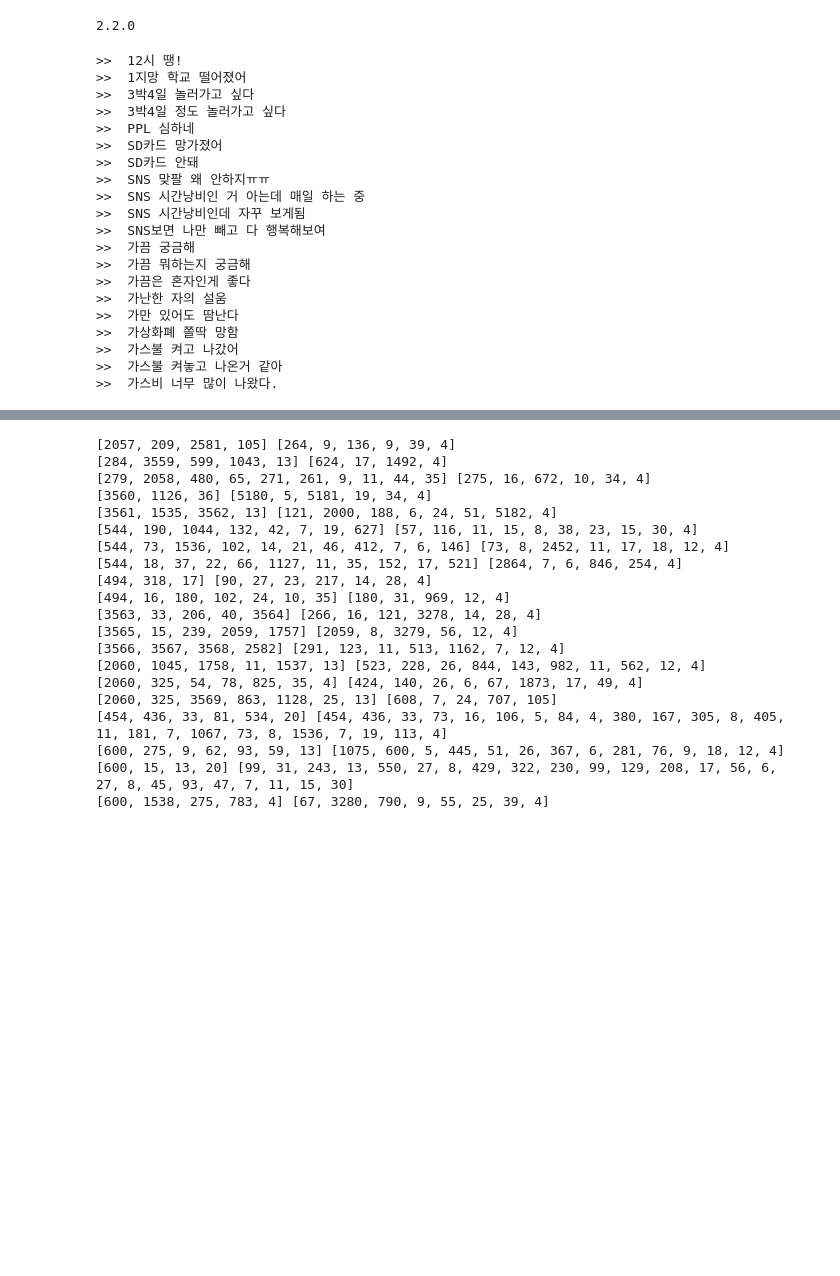
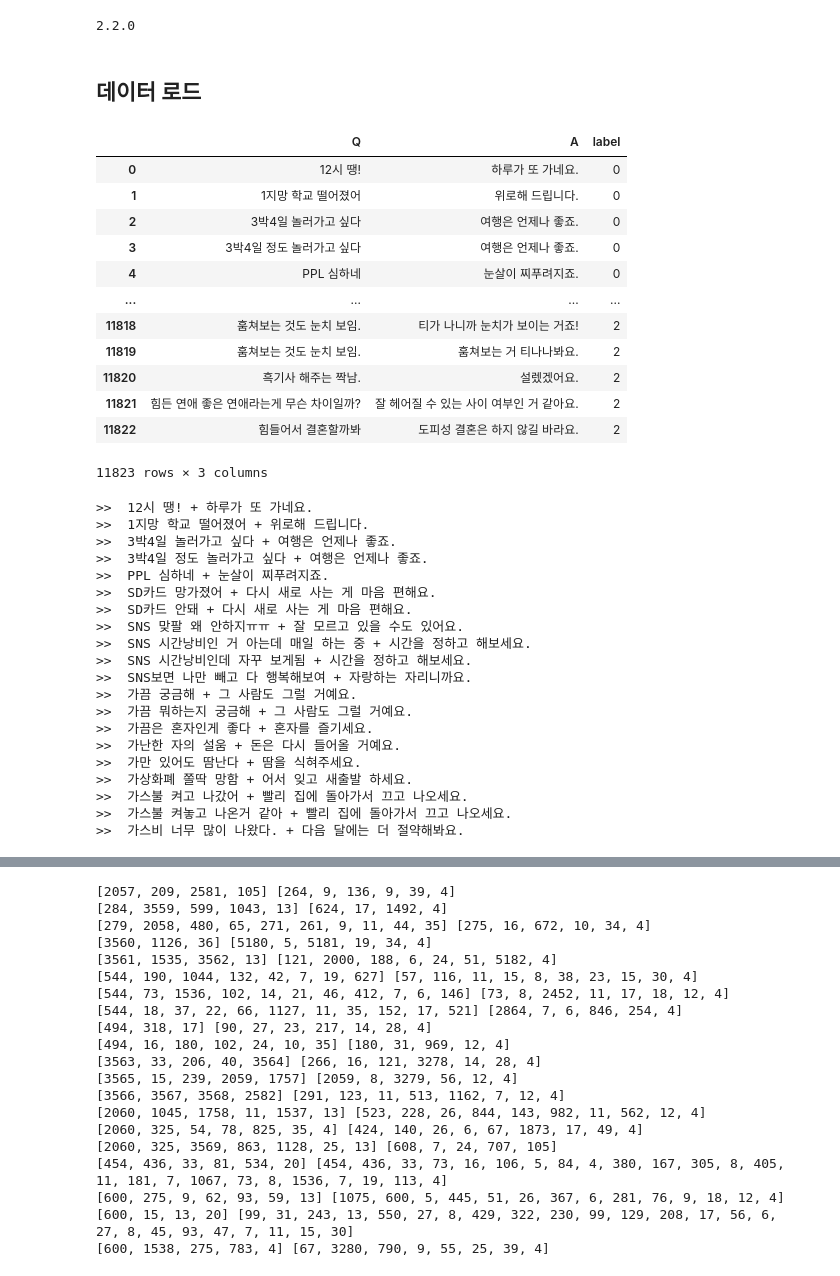
Before and after one commit to yeoooo/AI_Aiffel, a Jupyter notebook: (GD6)BLEU_Score_yeoooo_2021-05-07.ipynb, the cells around one changed output, grey strips where cells are left out. Saved outputs shown, nothing was run; the diff lists cells and outputs as text; code cells hidden in the pictures; blank space fills up the shorter version.

```diff
--- a/(GD6)BLEU_Score_yeoooo_2021-05-07.ipynb
+++ b/(GD6)BLEU_Score_yeoooo_2021-05-07.ipynb
@@ -11,34 +14,56 @@ from sklearn.model_selection import train_test_split
 print(tf.__version__)
 # %% [output]
 2.2.0
+# %% [markdown]
+## 데이터 로드
 # %%
-data = pd.read_csv(os.getenv('HOME') + '/aiffel/songys_chatbot/ChatbotData.csv')
+# data load
+path_to_file = os.getenv('HOME')+'/aiffel/Chatbot_data-master/ChatbotData .csv'
+data = pd.read_csv(path_to_file)
+# %%
+data
+# %% [output]
+|  | Q | A | label |
+| 0 | 12시 땡! | 하루가 또 가네요. | 0 |
+| 1 | 1지망 학교 떨어졌어 | 위로해 드립니다. | 0 |
+| 2 | 3박4일 놀러가고 싶다 | 여행은 언제나 좋죠. | 0 |
+| 3 | 3박4일 정도 놀러가고 싶다 | 여행은 언제나 좋죠. | 0 |
+| 4 | PPL 심하네 | 눈살이 찌푸려지죠. | 0 |
+| ... | ... | ... | ... |
+| 11818 | 훔쳐보는 것도 눈치 보임. | 티가 나니까 눈치가 보이는 거죠! | 2 |
+| 11819 | 훔쳐보는 것도 눈치 보임. | 훔쳐보는 거 티나나봐요. | 2 |
+| 11820 | 흑기사 해주는 짝남. | 설렜겠어요. | 2 |
+| 11821 | 힘든 연애 좋은 연애라는게 무슨 차이일까? | 잘 헤어질 수 있는 사이 여부인 거 같아요. | 2 |
+| 11822 | 힘들어서 결혼할까봐 | 도피성 결혼은 하지 않길 바라요. | 2 |
+11823 rows × 3 columns
 # %%
+# data check
 src = []
 tgt = []
-for s in data['Q']:
+for s,t in zip(data['Q'],data['A']):
     src.append(str(s))
+    tgt.append(str(t))
 
-for s in src[:20]:
-    print(">> ", s)
+for s,t in zip(src[:20],tgt[:20]):
+    print(">> ", s, "+",t)
 # %% [output]
->>  12시 땡!
->>  1지망 학교 떨어졌어
->>  3박4일 놀러가고 싶다
->>  3박4일 정도 놀러가고 싶다
->>  PPL 심하네
->>  SD카드 망가졌어
->>  SD카드 안돼
->>  SNS 맞팔 왜 안하지ㅠㅠ
->>  SNS 시간낭비인 거 아는데 매일 하는 중
->>  SNS 시간낭비인데 자꾸 보게됨
->>  SNS보면 나만 빼고 다 행복해보여
->>  가끔 궁금해
->>  가끔 뭐하는지 궁금해
->>  가끔은 혼자인게 좋다
->>  가난한 자의 설움
->>  가만 있어도 땀난다
->>  가상화폐 쫄딱 망함
->>  가스불 켜고 나갔어
->>  가스불 켜놓고 나온거 같아
->>  가스비 너무 많이 나왔다.
+>>  12시 땡! + 하루가 또 가네요.
+>>  1지망 학교 떨어졌어 + 위로해 드립니다.
+>>  3박4일 놀러가고 싶다 + 여행은 언제나 좋죠.
+>>  3박4일 정도 놀러가고 싶다 + 여행은 언제나 좋죠.
+>>  PPL 심하네 + 눈살이 찌푸려지죠.
+>>  SD카드 망가졌어 + 다시 새로 사는 게 마음 편해요.
+>>  SD카드 안돼 + 다시 새로 사는 게 마음 편해요.
+>>  SNS 맞팔 왜 안하지ㅠㅠ + 잘 모르고 있을 수도 있어요.
+>>  SNS 시간낭비인 거 아는데 매일 하는 중 + 시간을 정하고 해보세요.
+>>  SNS 시간낭비인데 자꾸 보게됨 + 시간을 정하고 해보세요.
+>>  SNS보면 나만 빼고 다 행복해보여 + 자랑하는 자리니까요.
+>>  가끔 궁금해 + 그 사람도 그럴 거예요.
+>>  가끔 뭐하는지 궁금해 + 그 사람도 그럴 거예요.
+>>  가끔은 혼자인게 좋다 + 혼자를 즐기세요.
+>>  가난한 자의 설움 + 돈은 다시 들어올 거예요.
+>>  가만 있어도 땀난다 + 땀을 식혀주세요.
+>>  가상화폐 쫄딱 망함 + 어서 잊고 새출발 하세요.
+>>  가스불 켜고 나갔어 + 빨리 집에 돌아가서 끄고 나오세요.
+>>  가스불 켜놓고 나온거 같아 + 빨리 집에 돌아가서 끄고 나오세요.
+>>  가스비 너무 많이 나왔다. + 다음 달에는 더 절약해봐요.
```
Also changed, not shown: parts of 41 cells of this notebook, 1 other file.
